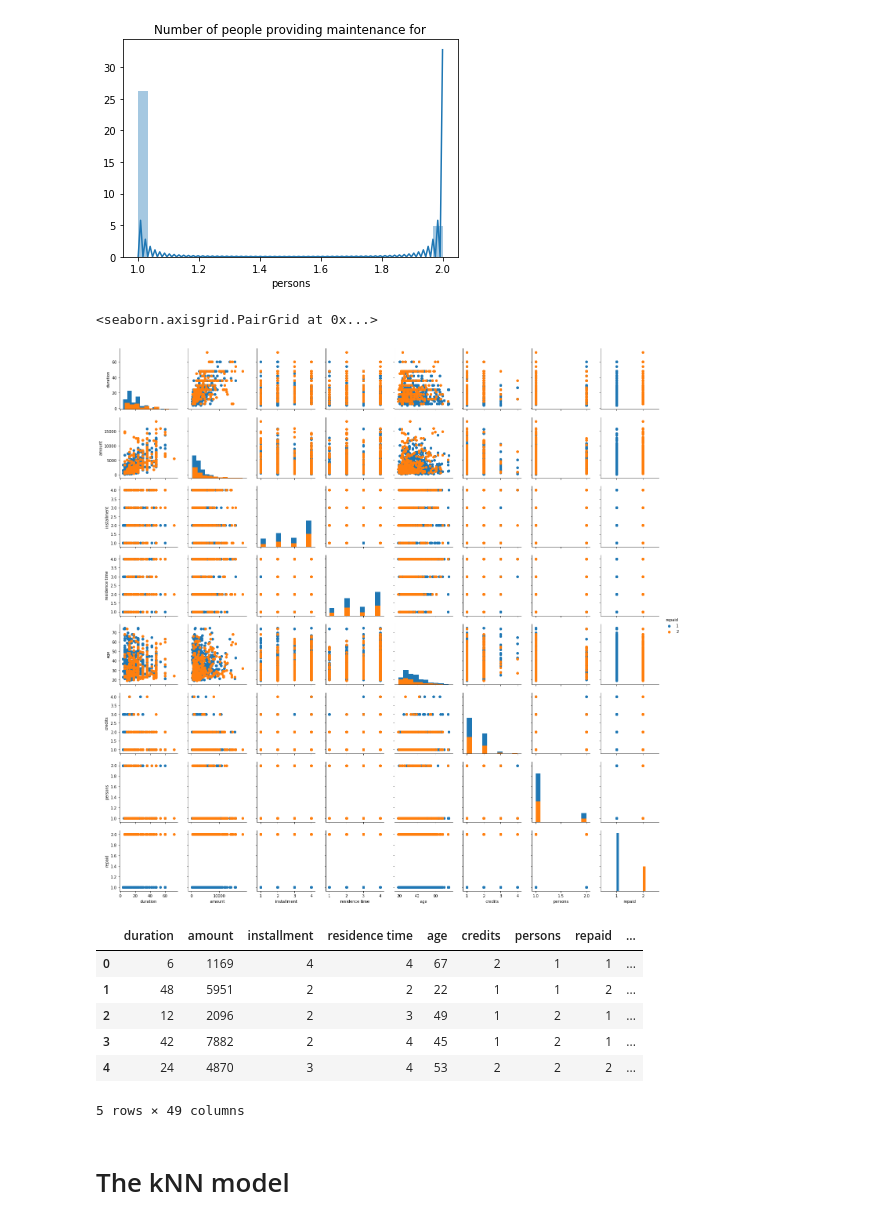
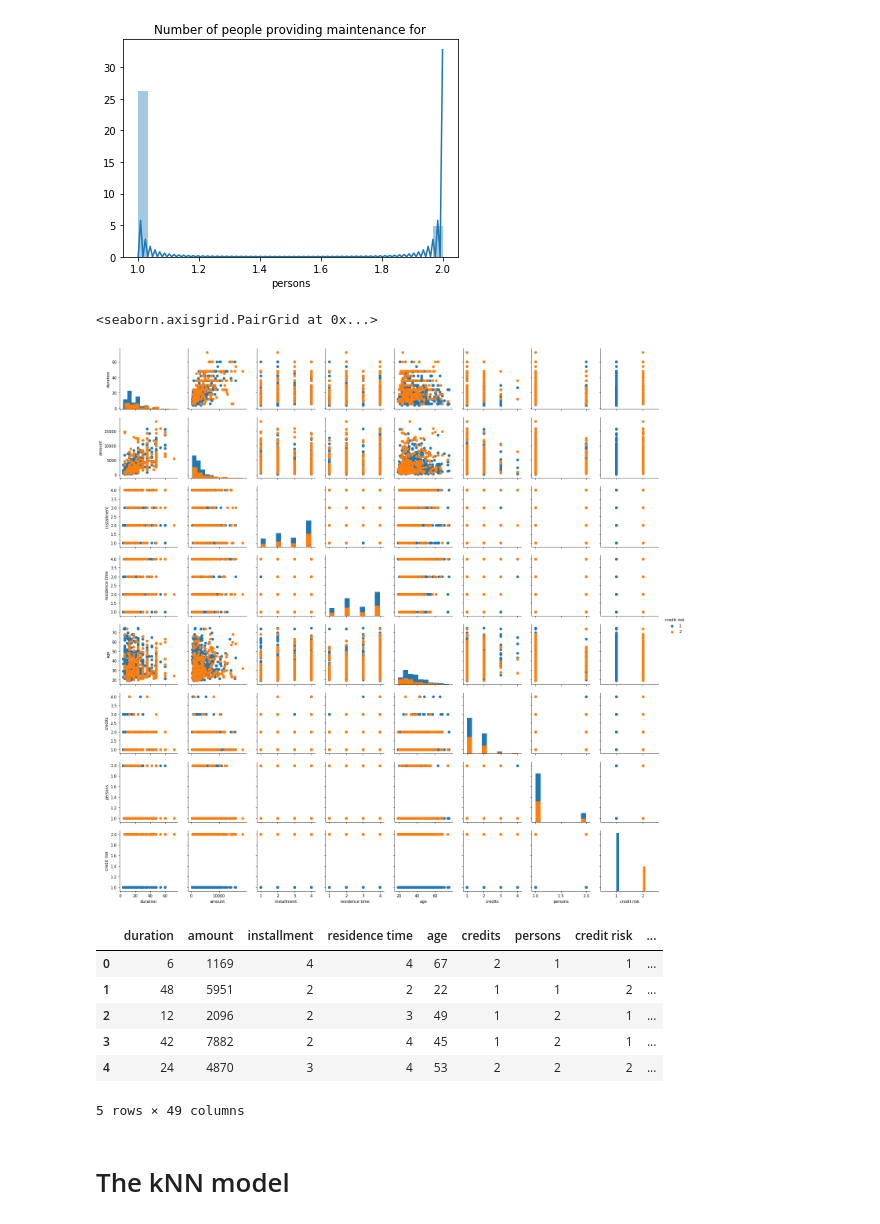
Before and after one commit to bjornite/IN-STK9000, a Jupyter notebook: Project 1/Project1-Jolynde.ipynb, the cells around one changed output. Drawn from its saved outputs; the diff is of its cells as text; code cells hidden in the pictures.

```diff
--- a/Project 1/Project1-Jolynde.ipynb
+++ b/Project 1/Project1-Jolynde.ipynb
@@ -10,7 +10,7 @@ features = ['checking account balance', 'duration', 'credit history',
             'marital status', 'other debtors', 'residence time',
             'property', 'age', 'other installments', 'housing', 'credits',
             'job', 'persons', 'phone', 'foreign']
-target = 'repaid'
+target = 'credit risk'
 df = pd.read_csv('./data/german.data', sep=' ',
                      names=features+[target])
 # %%
@@ -99,13 +99,13 @@ plt.show()
 # %%
 #sns.pairplot(df)
 # %%
-g = sns.PairGrid(df, hue="repaid")
+g = sns.PairGrid(df, hue="credit risk")
 g.map_diag(plt.hist)
 g.map_offdiag(plt.scatter)
 g.add_legend()
 # %% [output]
 <seaborn.axisgrid.PairGrid at 0x...>
-[figure, old version]
+[figure, new version]
 # %%
 numerical_features = ['duration', 'age', 'residence time', 'installment', 'amount', 'duration', 'persons', 'credits']
 quantitative_features = list(filter(lambda x: x not in numerical_features, features))
@@ -114,7 +114,7 @@ encoded_features = list(filter(lambda x: x != target, X.columns))
 # %%
 X.head()
 # %% [output]
-|  | duration | amount | installment | residence time | age | credits | persons | repaid | ... |
+|  | duration | amount | installment | residence time | age | credits | persons | credit risk | ... |
 | 0 | 6 | 1169 | 4 | 4 | 67 | 2 | 1 | 1 | ... |
 | 1 | 48 | 5951 | 2 | 2 | 22 | 1 | 1 | 2 | ... |
 | 2 | 12 | 2096 | 2 | 3 | 49 | 1 | 2 | 1 | ... |
```
Also changed, not shown: parts of 2 cells of this notebook, 6 other files.
